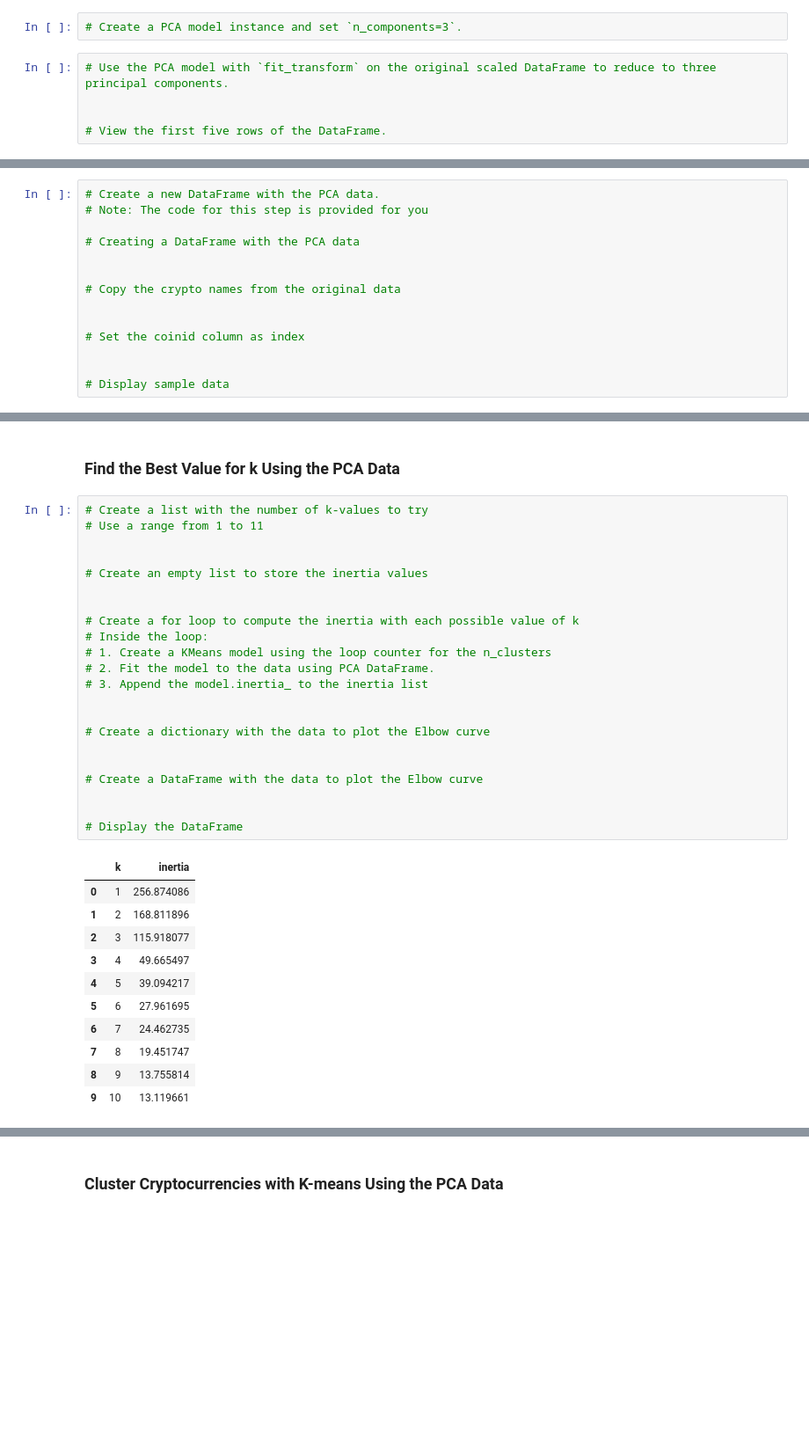
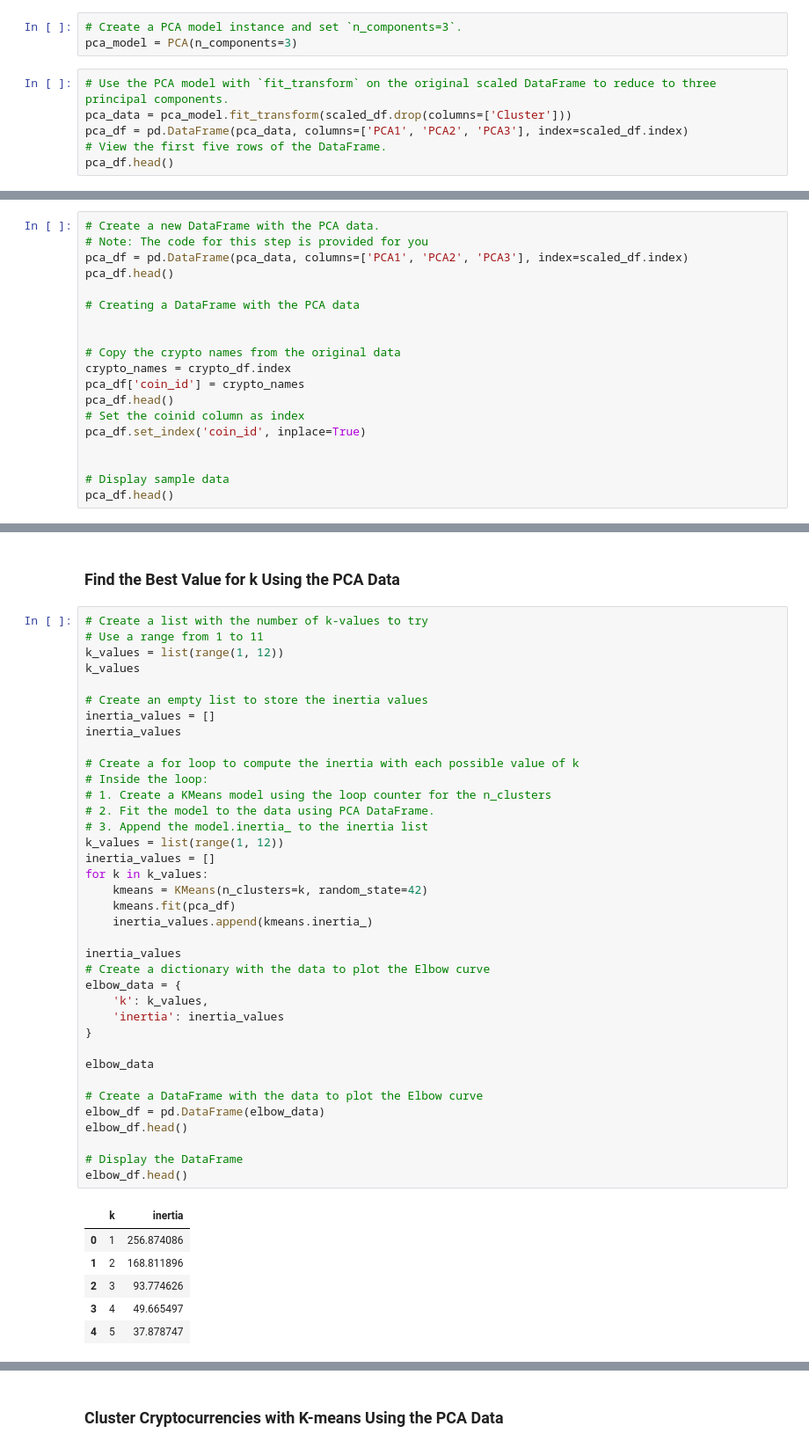
Before and after one commit to SStage100/CryptoClustering, a Jupyter notebook: Crypto_Clustering.ipynb, the cells around one changed output, grey strips where cells are left out. Shown at 88% size. Cells and saved outputs as stored; diff of their text form; blank space fills up the shorter version.

```diff
--- a/Crypto_Clustering.ipynb
+++ b/Crypto_Clustering.ipynb
@@ -235,9 +235,11 @@ plt.show
 ### Optimize Clusters with Principal Component Analysis.
 # %%
 # Create a PCA model instance and set `n_components=3`.
+pca_model = PCA(n_components=3)
 # %%
 # Use the PCA model with `fit_transform` on the original scaled DataFrame to reduce to three principal components.
-
-
+pca_data = pca_model.fit_transform(scaled_df.drop(columns=['Cluster']))
+pca_df = pd.DataFrame(pca_data, columns=['PCA1', 'PCA2', 'PCA3'], index=scaled_df.index)
 # View the first five rows of the DataFrame.
+pca_df.head()
 # %% [output]
@@ -259,17 +273,22 @@ array([0.3719856 , 0.34700813, 0.17603793])
 # %%
 # Create a new DataFrame with the PCA data.
 # Note: The code for this step is provided for you
+pca_df = pd.DataFrame(pca_data, columns=['PCA1', 'PCA2', 'PCA3'], index=scaled_df.index)
+pca_df.head()
 
 # Creating a DataFrame with the PCA data
 
 
 # Copy the crypto names from the original data
-
-
+crypto_names = crypto_df.index
+pca_df['coin_id'] = crypto_names
+pca_df.head()
 # Set the coinid column as index
+pca_df.set_index('coin_id', inplace=True)
 
 
 # Display sample data
+pca_df.head()
 # %% [output]
 |  | PCA1 | PCA2 | PCA3 |
 | coin_id |  |  |  |
@@ -288,37 +302,47 @@ array([0.3719856 , 0.34700813, 0.17603793])
 # %%
 # Create a list with the number of k-values to try
 # Use a range from 1 to 11
-
+k_values = list(range(1, 12))
+k_values
 
 # Create an empty list to store the inertia values
-
+inertia_values = []
+inertia_values
 
 # Create a for loop to compute the inertia with each possible value of k
 # Inside the loop:
 # 1. Create a KMeans model using the loop counter for the n_clusters
 # 2. Fit the model to the data using PCA DataFrame.
 # 3. Append the model.inertia_ to the inertia list
+k_values = list(range(1, 12))
+inertia_values = []
+for k in k_values:
+    kmeans = KMeans(n_clusters=k, random_state=42)
+    kmeans.fit(pca_df)
+    inertia_values.append(kmeans.inertia_)
 
+inertia_values
+# Create a dictionary with the data to plot the Elbow curve
+elbow_data = {
+    'k': k_values,
+    'inertia': inertia_values
+}
 
-# Create a dictionary with the data to plot the Elbow curve
-
+elbow_data
 
 # Create a DataFrame with the data to plot the Elbow curve
-
+elbow_df = pd.DataFrame(elbow_data)
+elbow_df.head()
 
 # Display the DataFrame
+elbow_df.head()
 # %% [output]
 |  | k | inertia |
 | 0 | 1 | 256.874086 |
 | 1 | 2 | 168.811896 |
-| 2 | 3 | 115.918077 |
+| 2 | 3 | 93.774626 |
 | 3 | 4 | 49.665497 |
-| 4 | 5 | 39.094217 |
-| 5 | 6 | 27.961695 |
-| 6 | 7 | 24.462735 |
-| 7 | 8 | 19.451747 |
-| 8 | 9 | 13.755814 |
-| 9 | 10 | 13.119661 |
+| 4 | 5 | 37.878747 |
 # %%
 # Plot a line chart with all the inertia values computed with
 # the different values of k to visually identify the optimal value for k.
```
Also changed, not shown: parts of 6 cells of this notebook.
